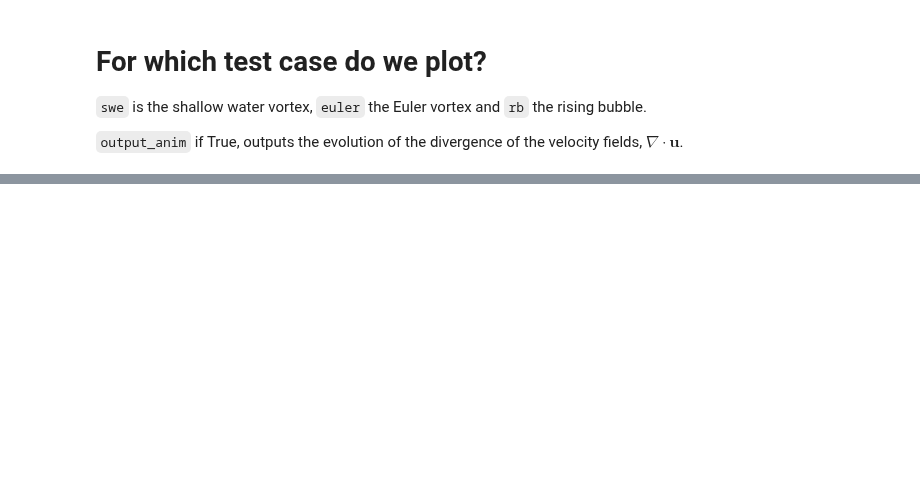
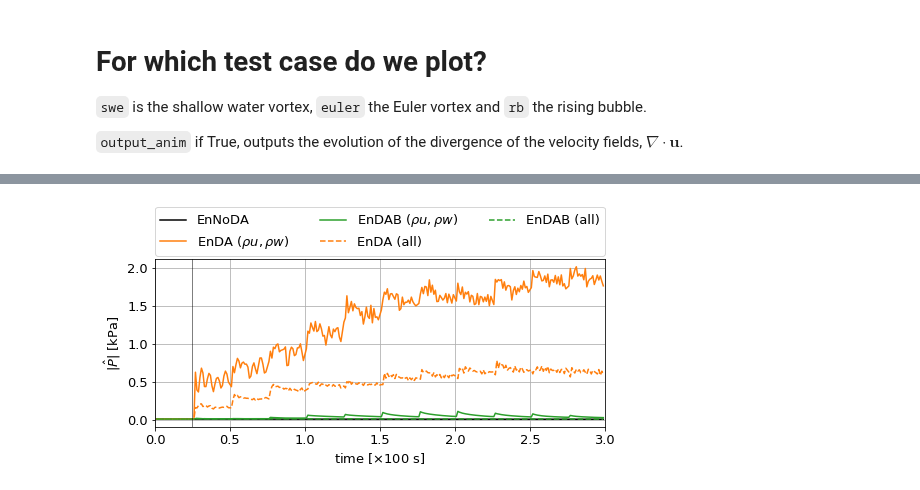
Before and after one commit to ray-chew/pyBELLA, a Jupyter notebook: visualiser_debugger/review_localdab/scale_analysis.ipynb, the cells around one changed output, grey strips where cells are left out. Saved outputs shown, nothing was run; the diff lists cells and outputs as text; code cells hidden in the pictures; blank space fills up the shorter version.

```diff
--- a/visualiser_debugger/review_localdab/scale_analysis.ipynb
+++ b/visualiser_debugger/review_localdab/scale_analysis.ipynb
@@ -303,0 +314,43 @@ ens 2
+# %%
+barPu_all = np.copy(barPu)
+# %%
+plt.figure(figsize=(7.5,4))
+
+plt.rcParams.update({'font.size': 13})
+
+plt.plot(t_axs, barPu[0] - barPu00, 'k', label=lbl_ref)
+plt.plot(t_axs, barPu[1] - barPu00, 'C1', label=r'EnDA $(\rho u, \rho w)$')
+plt.plot(t_axs, barPu[2] - barPu00, 'C2', label=r'EnDAB $(\rho u, \rho w)$')
+plt.plot(t_axs, barPu_all[1] - barPu00, 'C1--', label=r'EnDA (all)')
+
+
+# plt.plot(t_axs, barPu_all[0] - barPu00, 'k', label=lbl_ref)
+plt.plot(t_axs, barPu_all[2] - barPu00, 'C2--', label=r'EnDAB (all)')
+
+if swe:
+    plt.xlabel(r'time [$\times 100$ s]', labelpad=5)
+    plt.ylabel(r'$\hat{h}^\prime$ [m]')
+    plt.axvline(0.25, c='k', lw=0.5)
+elif euler:
+    plt.xlabel(r'time $[\times 100$ s$]$')
+    plt.ylabel(r'$| \hat{P} |$ [kPa]')
+    plt.axvline(0.25, c='k', lw=0.5)
+elif rb:
+    plt.xlabel(r'time $[\times 100$ s$]$')
+    plt.ylabel(r'$ | \hat{P} |$ [Pa]')
+    plt.axvline(5.0, c='k', lw=0.5)
+
+if rb:
+    xet = 1.0
+elif euler:
+    xet = 3.0
+plt.xlim([0, xet])
+# plt.ylim([0,3.0])
+plt.legend(bbox_to_anchor=(0., 1.02, 1., .102), loc=3,
+       ncol=3, mode="expand", borderaxespad=0.)
+plt.grid()
+plt.tight_layout()
+plt.savefig('./output/scale_analysis_%s.pdf' %lbl)
+plt.show()
+# %% [output]
+[figure, added]
```
Also changed, not shown: parts of 4 cells of this notebook, 1 other file.
